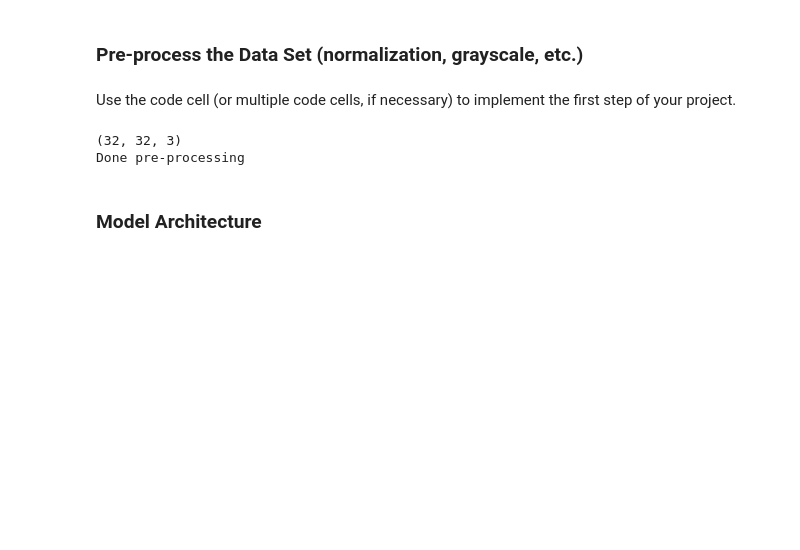
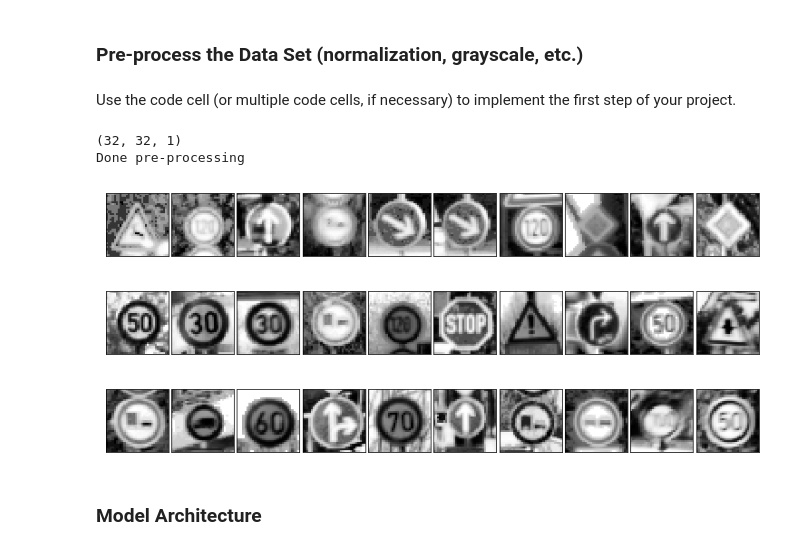
Before and after one commit to josemacenteno/CarND-Traffic-Sign-Classifier-Project, a Jupyter notebook: Traffic_Sign_Classifier.ipynb, the cells around one changed output. Drawn from its saved outputs; the diff is of its cells as text; code cells hidden in the pictures; blank space fills up the shorter version.

```diff
--- a/Traffic_Sign_Classifier.ipynb
+++ b/Traffic_Sign_Classifier.ipynb
@@ -170,12 +234,6 @@ Here is an example of a [published baseline model on this problem](http://yann.l
 ### Pre-process the Data Set (normalization, grayscale, etc.)
 # %% [markdown]
 Use the code cell (or multiple code cells, if necessary) to implement the first step of your project.
-# %%
-### Hyperparameters and settings to try out:
-use_gray_images = False
-EPOCHS = 5
-BATCH_SIZE = 512
-learning_rate = 0.01
 # %%
 ### Preprocess the data here. Preprocessing steps could include normalization, converting to grayscale, etc.
 ### Feel free to use as many code cells as needed.
@@ -205,21 +263,43 @@ def pre_process(x_in, y_in):
         if use_gray_images:
             gray_instance = cv2.cvtColor(instance, cv2.COLOR_RGB2GRAY).reshape(gray_image_shape)
             instance = gray_instance
-        x_out.append(min_max_scale(instance))
 
-    return x_out, y_out
+        eq_instance = cv2.equalizeHist(instance).reshape(instance.shape)
+        x_out.append(min_max_scale(eq_instance))
+
+    return np.array(x_out), y_out
 
 if use_gray_images:
     image_shape = gray_image_shape
 X_train_pp, y_train_pp = pre_process(X_train_np, y_train_np)
-X_valid_pp, y_valid_pp = pre_process(X_valid_np, y_valid_np)
 X_test_pp, y_test_pp = pre_process(X_test_np, y_test_np)
 
 print(image_shape)
 print("Done pre-processing")
 # %% [output]
-(32, 32, 3)
+(32, 32, 1)
 Done pre-processing
+# %%
+#Show random images
+num_cols = 10
+num_rows = 3
+
+def print_a_line_of_pp_images(images, num):
+    # graphing function concepts from http://navoshta.com/traffic-signs-classification/
+    fig = plt.figure(figsize = (num, 1))
+    fig.subplots_adjust(left = 0, right = 1, bottom = 0, top = 1, hspace = 0.05, wspace = 0.05)
+
+    for i, im in enumerate(rand_image_gen(images, num)):
+        axis = fig.add_subplot(1, num, i + 1, xticks=[], yticks=[])
+        axis.imshow(im.reshape(im.shape[0:2]), cmap = 'gray')
+    plt.show()
+
+for i in range(num_rows):
+    print_a_line_of_pp_images(X_train_pp, num_cols)
+# %% [output]
+[figure, added]
+[figure, added]
+[figure, added]
 # %% [markdown]
 ### Model Architecture
 # %%
```
Also changed, not shown: parts of 9 cells of this notebook.
